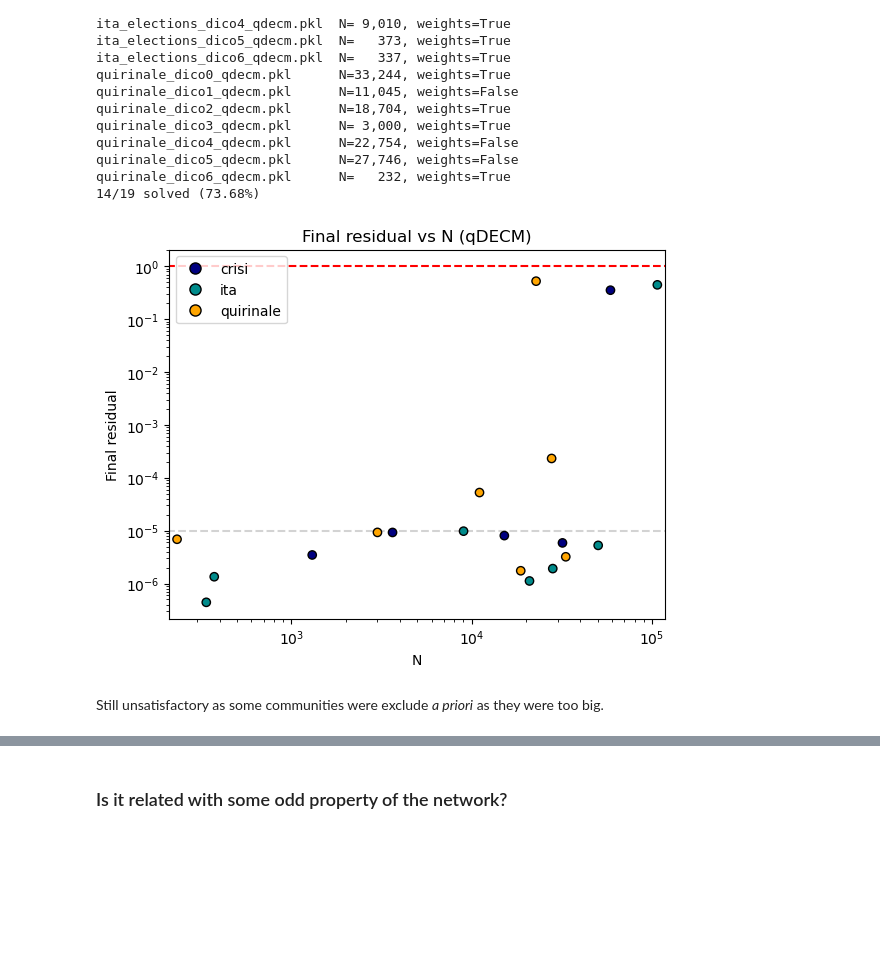
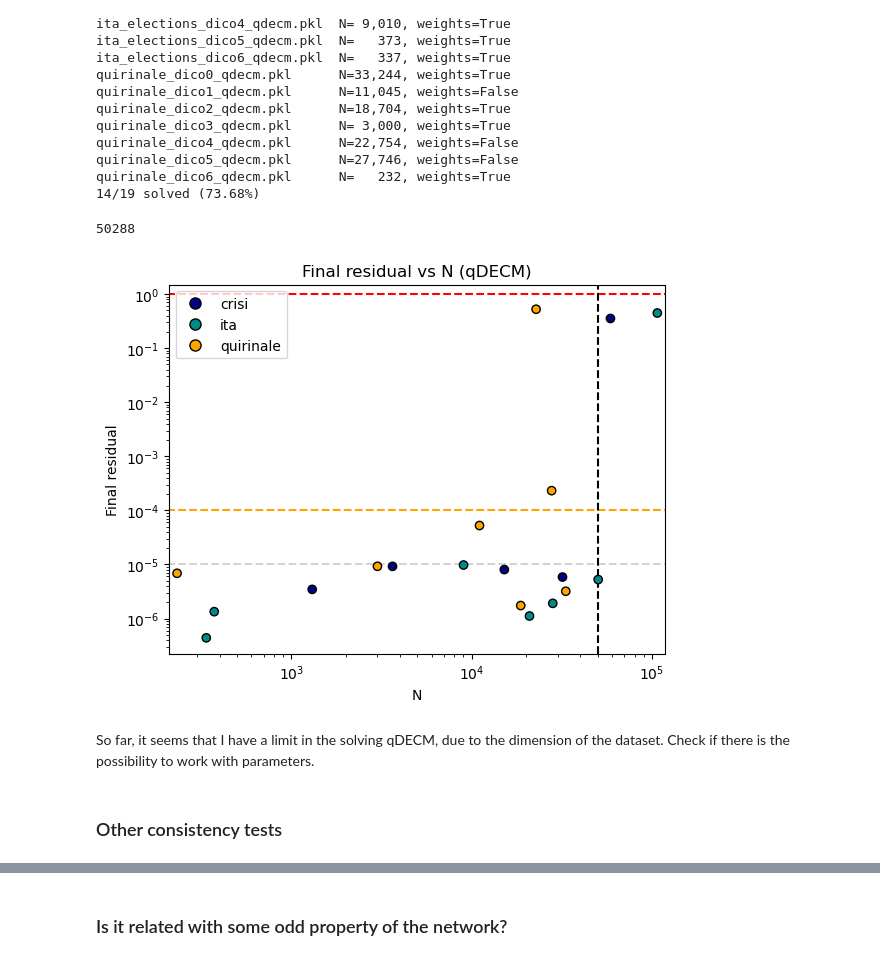
Before and after one commit to fabiosaracco/bowtie2, a Jupyter notebook: 0_1_convergence_test.ipynb, the cells around one changed output, grey strips where cells are left out. Saved outputs shown, nothing was run; the diff lists cells and outputs as text; code cells hidden in the pictures; blank space fills up the shorter version.

```diff
--- a/0_1_convergence_test.ipynb
+++ b/0_1_convergence_test.ipynb
@@ -173,27 +176,36 @@ color_dict={'crisi': 'navy', 'ita': 'darkcyan', 'quirinale': 'orange'}
 # %%
 Ns=np.array([model.N for model in models])
 res_final=np.array([model.sol_weights.residuals[-1] for model in models])
+# %%
+good_Ns=np.max(Ns[res_final<1e-5])
+good_Ns
+# %% [output]
+50288
 # %%
-from matplotlib.lines import Line2D
-
 plt.scatter(Ns, res_final, color=[color_dict[file.split('_')[0]] for file in qdecm_test_files], edgecolor='black', zorder=2)
 plt.hlines([1e-5], 0.5*min(Ns), 1.5*max(Ns), linestyles='--', colors='lightgray', zorder=1)
+plt.hlines([1e-4], 0.5*min(Ns), 1.5*max(Ns), linestyles='--', colors='orange', zorder=1)
 plt.hlines([1], 0.5*min(Ns), 1.5*max(Ns), linestyles='--', colors='red', zorder=1)
+plt.vlines([good_Ns], 0.5*min(res_final), 2, linestyles='--', colors='black', zorder=1)
 plt.xscale('log')
 plt.yscale('log')
 plt.xlabel('N')
 plt.ylabel('Final residual')
 plt.title('Final residual vs N (qDECM)')
 plt.xlim(0.9*min(Ns), 1.1*max(Ns))
+plt.ylim(0.5*min(res_final), 1.5)
 
 legend_handles = [
     Line2D([0], [0], marker='o', color='w', markerfacecolor=color, markeredgecolor='black', markersize=8, label=label)
     for label, color in color_dict.items()
 ]
+
 plt.legend(handles=legend_handles)
 
 plt.show()
 # %% [output]
-[figure, old version]
+[figure, new version]
 # %% [markdown]
-Still unsatisfactory as some communities were exclude _a priori_ as they were too big.
+So far, it seems that I have a limit in the solving qDECM, due to the dimension of the dataset. Check if there is the possibility to work with parameters.
+# %% [markdown]
+### Other consistency tests
```
Also changed, not shown: parts of 10 cells of this notebook.
